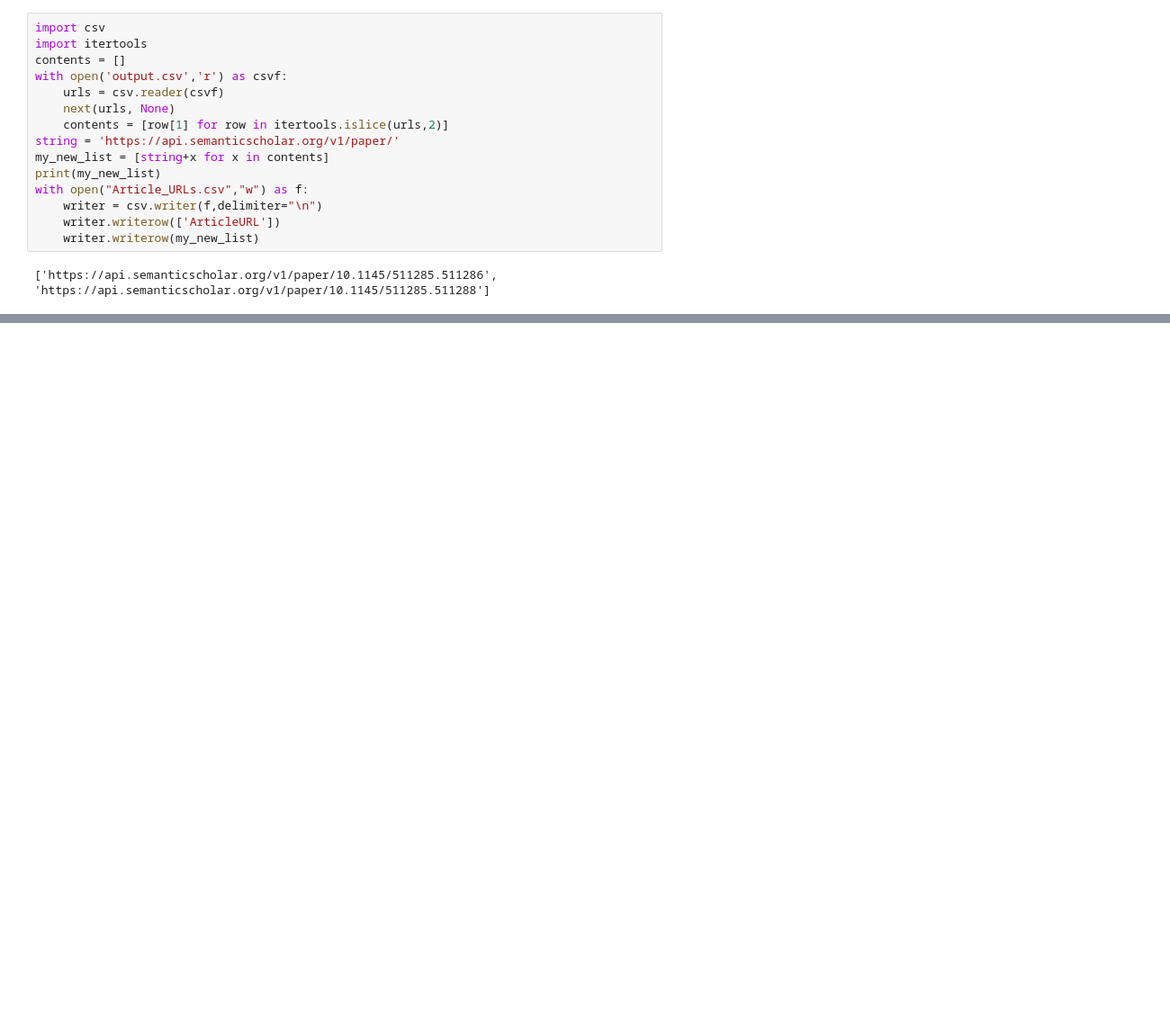
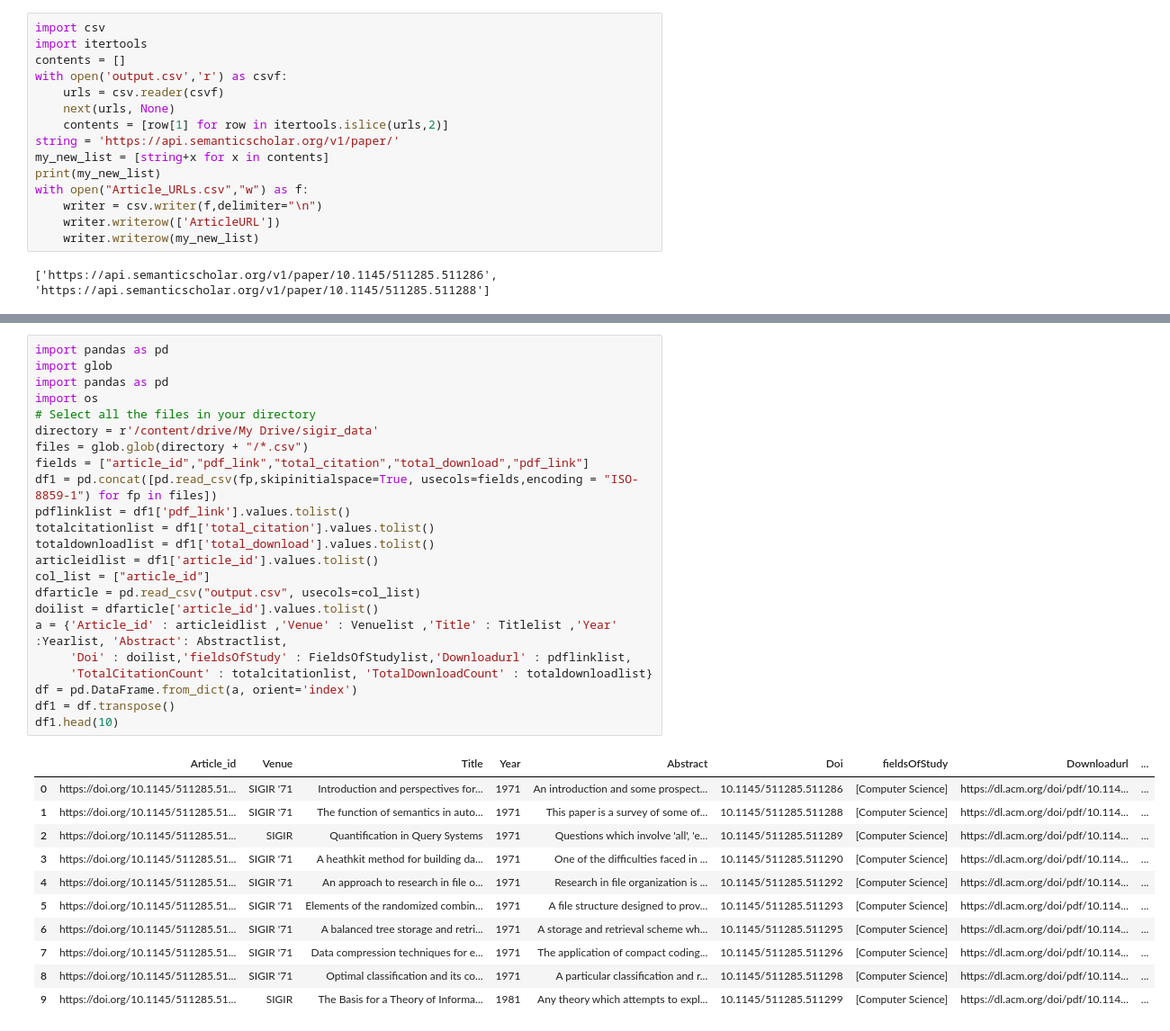
Before and after one commit to manishareddynarayan/Akshitha_INFO5731_Spring2020, a Jupyter notebook: FinalProject.ipynb, the cells around one changed output, grey strips where cells are left out. Shown at 90% size. Drawn from its saved outputs; the diff is of its cells as text; blank space fills up the shorter version.

```diff
--- a/FinalProject.ipynb
+++ b/FinalProject.ipynb
@@ -53,0 +100,35 @@ Here
+# %%
+import pandas as pd
+import glob
+import pandas as pd
+import os
+# Select all the files in your directory
+directory = r'/content/drive/My Drive/sigir_data'
+files = glob.glob(directory + "/*.csv")
+fields = ["article_id","pdf_link","total_citation","total_download","pdf_link"]
+df1 = pd.concat([pd.read_csv(fp,skipinitialspace=True, usecols=fields,encoding = "ISO-8859-1") for fp in files])
+pdflinklist = df1['pdf_link'].values.tolist()
+totalcitationlist = df1['total_citation'].values.tolist()
+totaldownloadlist = df1['total_download'].values.tolist()
+articleidlist = df1['article_id'].values.tolist()
+col_list = ["article_id"]
+dfarticle = pd.read_csv("output.csv", usecols=col_list)
+doilist = dfarticle['article_id'].values.tolist()
+a = {'Article_id' : articleidlist ,'Venue' : Venuelist ,'Title' : Titlelist ,'Year' :Yearlist, 'Abstract': Abstractlist,
+     'Doi' : doilist,'fieldsOfStudy' : FieldsOfStudylist,'Downloadurl' : pdflinklist,
+     'TotalCitationCount' : totalcitationlist, 'TotalDownloadCount' : totaldownloadlist}
+df = pd.DataFrame.from_dict(a, orient='index')
+df1 = df.transpose()
+df1.head(10)
+# %% [output]
+|  | Article_id | Venue | Title | Year | Abstract | Doi | fieldsOfStudy | Downloadurl | ... |
+| 0 | https://doi.org/10.1145/511285.51... | SIGIR '71 | Introduction and perspectives for... | 1971 | An introduction and some prospect... | 10.1145/511285.511286 | [Computer Science] | https://dl.acm.org/doi/pdf/10.114... | ... |
+| 1 | https://doi.org/10.1145/511285.51... | SIGIR '71 | The function of semantics in auto... | 1971 | This paper is a survey of some of... | 10.1145/511285.511288 | [Computer Science] | https://dl.acm.org/doi/pdf/10.114... | ... |
+| 2 | https://doi.org/10.1145/511285.51... | SIGIR | Quantification in Query Systems | 1971 | Questions which involve 'all', 'e... | 10.1145/511285.511289 | [Computer Science] | https://dl.acm.org/doi/pdf/10.114... | ... |
+| 3 | https://doi.org/10.1145/511285.51... | SIGIR '71 | A heathkit method for building da... | 1971 | One of the difficulties faced in ... | 10.1145/511285.511290 | [Computer Science] | https://dl.acm.org/doi/pdf/10.114... | ... |
+| 4 | https://doi.org/10.1145/511285.51... | SIGIR '71 | An approach to research in file o... | 1971 | Research in file organization is ... | 10.1145/511285.511292 | [Computer Science] | https://dl.acm.org/doi/pdf/10.114... | ... |
+| 5 | https://doi.org/10.1145/511285.51... | SIGIR '71 | Elements of the randomized combin... | 1971 | A file structure designed to prov... | 10.1145/511285.511293 | [Computer Science] | https://dl.acm.org/doi/pdf/10.114... | ... |
+| 6 | https://doi.org/10.1145/511285.51... | SIGIR '71 | A balanced tree storage and retri... | 1971 | A storage and retrieval scheme wh... | 10.1145/511285.511295 | [Computer Science] | https://dl.acm.org/doi/pdf/10.114... | ... |
+| 7 | https://doi.org/10.1145/511285.51... | SIGIR '71 | Data compression techniques for e... | 1971 | The application of compact coding... | 10.1145/511285.511296 | [Computer Science] | https://dl.acm.org/doi/pdf/10.114... | ... |
+| 8 | https://doi.org/10.1145/511285.51... | SIGIR '71 | Optimal classification and its co... | 1971 | A particular classification and r... | 10.1145/511285.511298 | [Computer Science] | https://dl.acm.org/doi/pdf/10.114... | ... |
+| 9 | https://doi.org/10.1145/511285.51... | SIGIR | The Basis for a Theory of Informa... | 1981 | Any theory which attempts to expl... | 10.1145/511285.511299 | [Computer Science] | https://dl.acm.org/doi/pdf/10.114... | ... |
```
Also changed, not shown: parts of 3 cells of this notebook.
